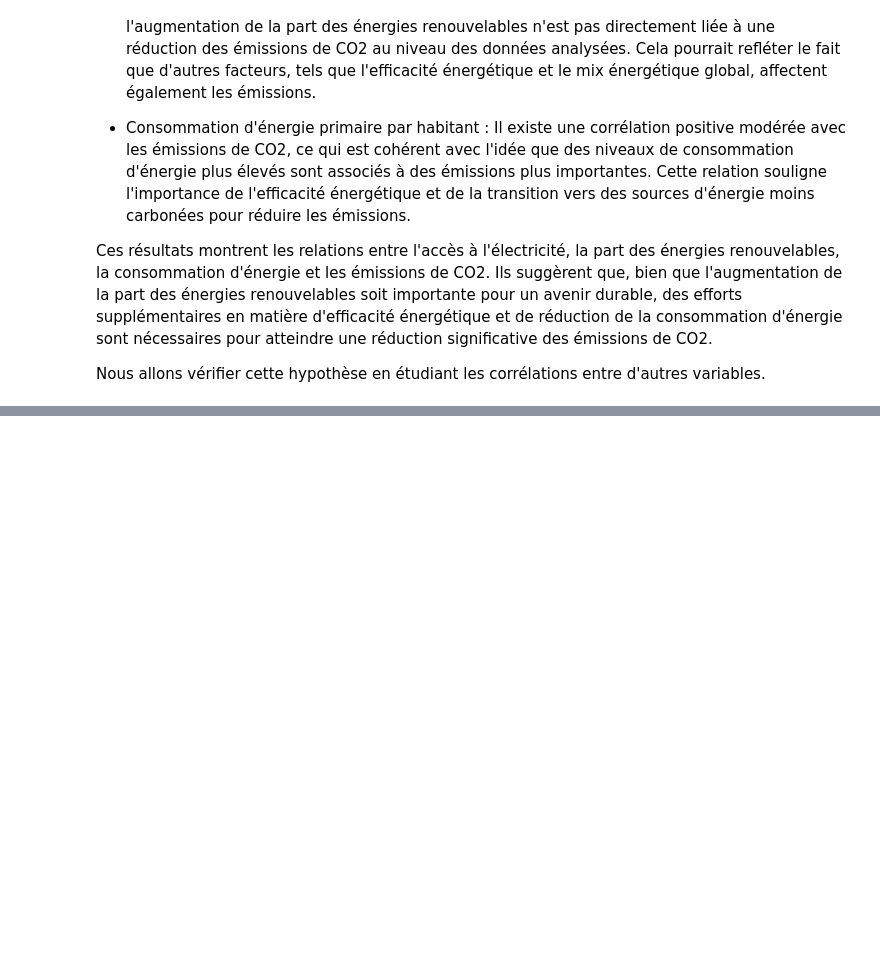
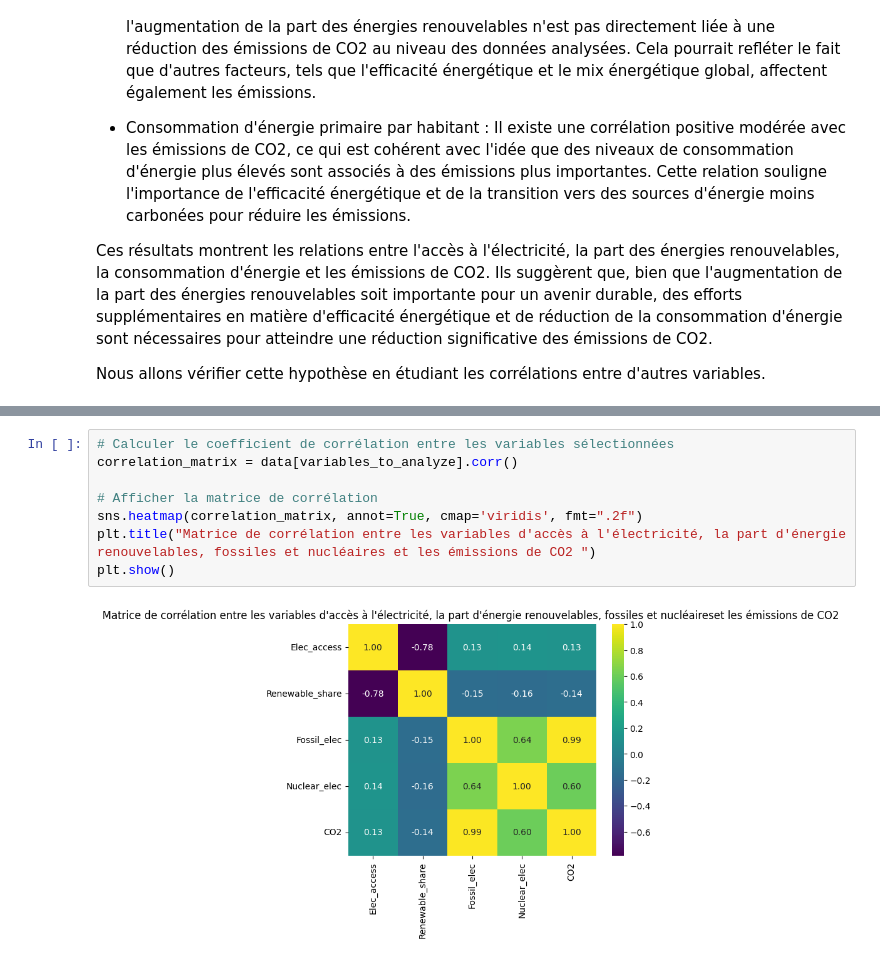
Before and after one commit to manonjulia/ProjetML, a Jupyter notebook: Comment.ipynb, the cells around one changed output, grey strips where cells are left out. Cells and saved outputs as stored; diff of their text form; blank space fills up the shorter version.

```diff
--- a/Comment.ipynb
+++ b/Comment.ipynb
@@ -534,0 +561,10 @@ Nous allons vérifier cette hypothèse en étudiant les corrélations entre d'au
+# %%
+# Calculer le coefficient de corrélation entre les variables sélectionnées
+correlation_matrix = data[variables_to_analyze].corr()
+
+# Afficher la matrice de corrélation
+sns.heatmap(correlation_matrix, annot=True, cmap='viridis', fmt=".2f")
+plt.title("Matrice de corrélation entre les variables d'accès à l'électricité, la part d'énergie renouvelables, fossiles et nucléaires et les émissions de CO2 ")
+plt.show()
+# %% [output]
+[figure, added]
```
Also changed, not shown: parts of 33 cells of this notebook.
